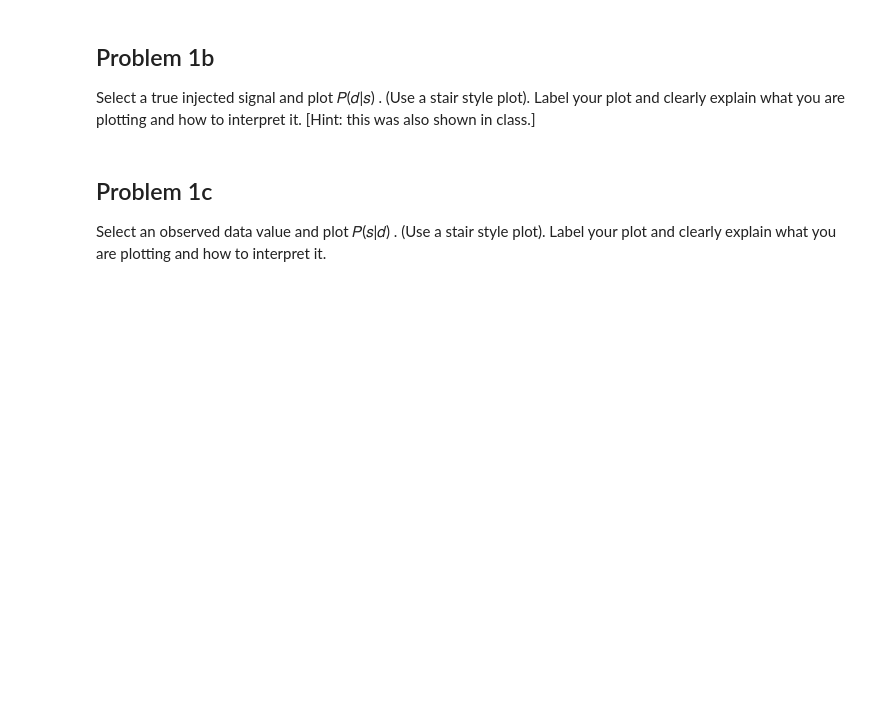
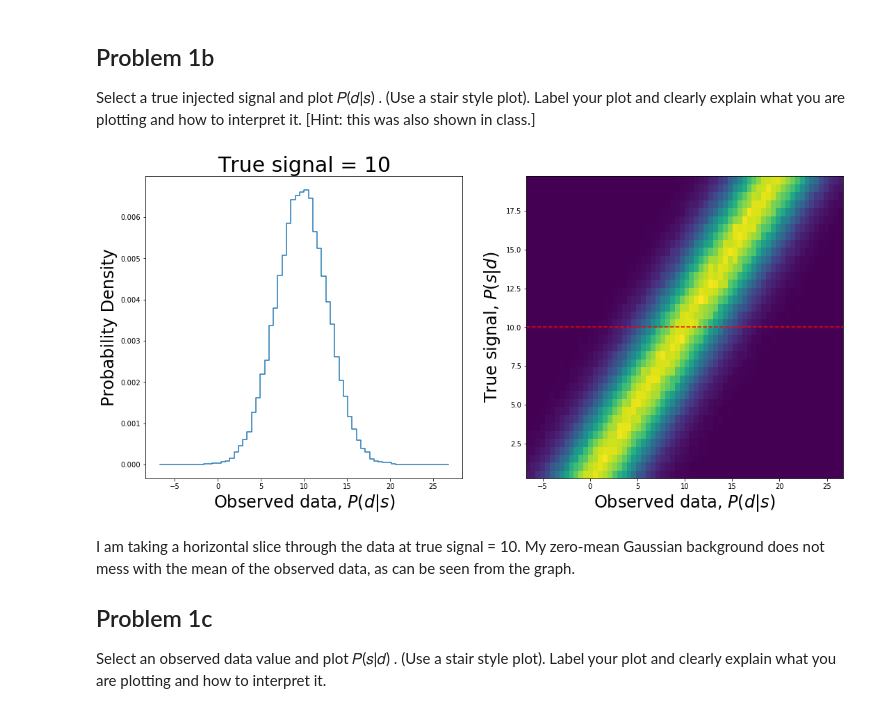
Before and after one commit to maria8ch/Phys434_BigData, a Jupyter notebook: Chernyavskaya_HW5.ipynb, the cells around one changed output. Saved outputs shown, nothing was run; the diff lists cells and outputs as text; code cells hidden in the pictures; blank space fills up the shorter version.

```diff
--- a/Chernyavskaya_HW5.ipynb
+++ b/Chernyavskaya_HW5.ipynb
@@ -31,6 +31,24 @@ plt.xlabel('Observed data, $P(d|s)$', fontsize = 24);
 # %% [markdown]
 ## Problem 1b
 Select a true injected signal and plot  𝑃(𝑑|𝑠) . (Use a stair style plot). Label your plot and clearly explain what you are plotting and how to interpret it. [Hint: this was also shown in class.]
+# %%
+for i in range(len(signalcenters)):
+    if signalcenters[i] == 10:
+        tis = i
+
+fig, ax = plt.subplots(1,2, figsize=(18,8))
+ax[0].set_title('True signal = 10', fontsize = 30)
+ax[0].set_ylabel('Probability Density', fontsize = 24)
+ax[0].set_xlabel('Observed data, $P(d|s)$', fontsize = 24)
+ax[0].step(datacenters, Psd.transpose()[tis])
+ax[1].pcolormesh(datacenters,signalcenters,Psd.T)
+ax[1].set_ylabel('True signal, $P(s|d)$', fontsize = 24)
+ax[1].set_xlabel('Observed data, $P(d|s)$', fontsize = 24)
+ax[1].hlines(signalcenters[tis], datacenters.min(), datacenters.max(), linestyle = '--', color = 'r');
+# %% [output]
+[figure, added]
 # %% [markdown]
+I am taking a horizontal slice through the data at true signal = 10. My zero-mean Gaussian background does not mess with the mean of the observed data, as can be seen from the graph.
+
 ## Problem 1c
 Select an observed data value and plot  𝑃(𝑠|𝑑) . (Use a stair style plot). Label your plot and clearly explain what you are plotting and how to interpret it.
```
Also changed, not shown: parts of 11 cells of this notebook.
